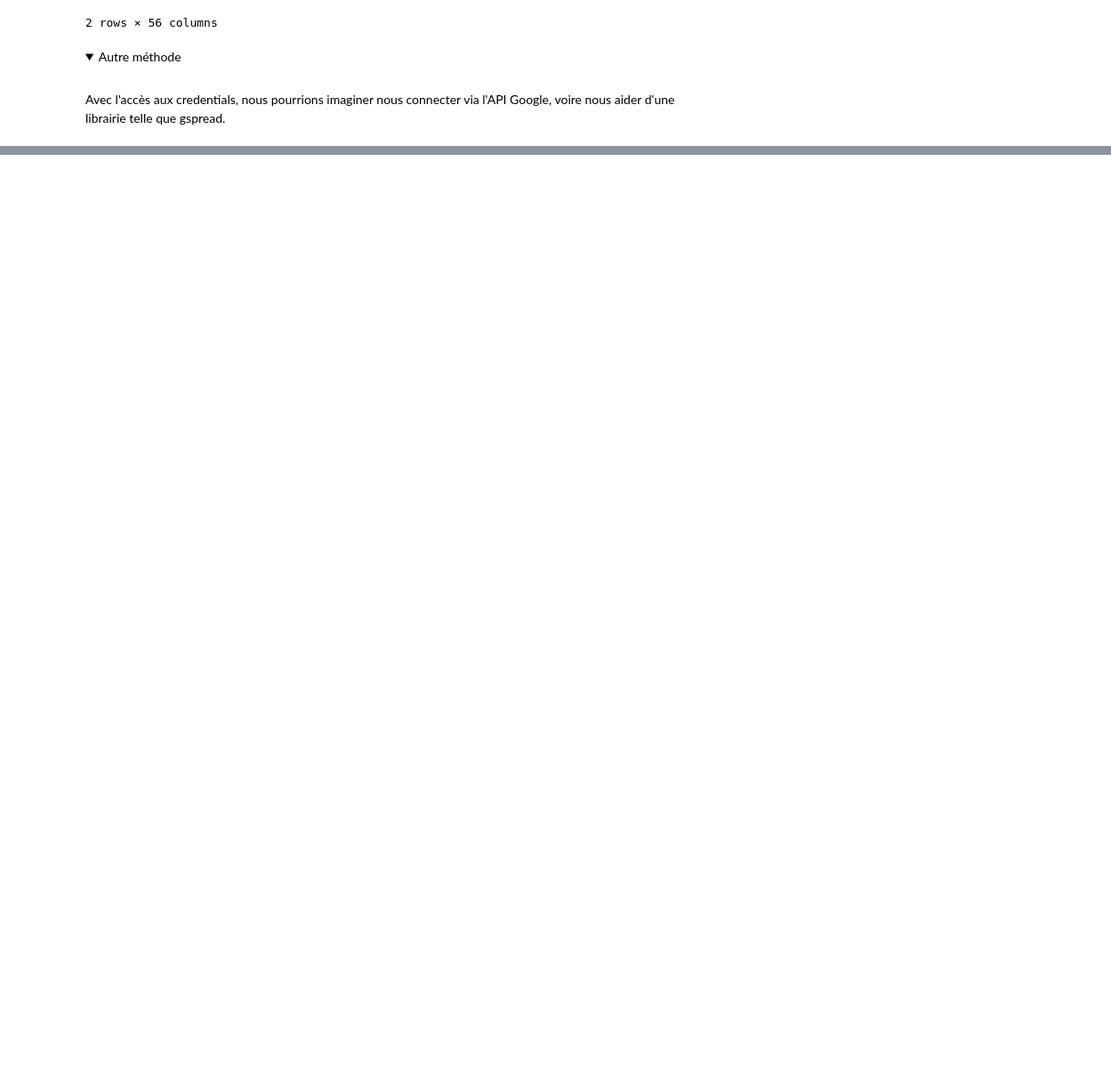
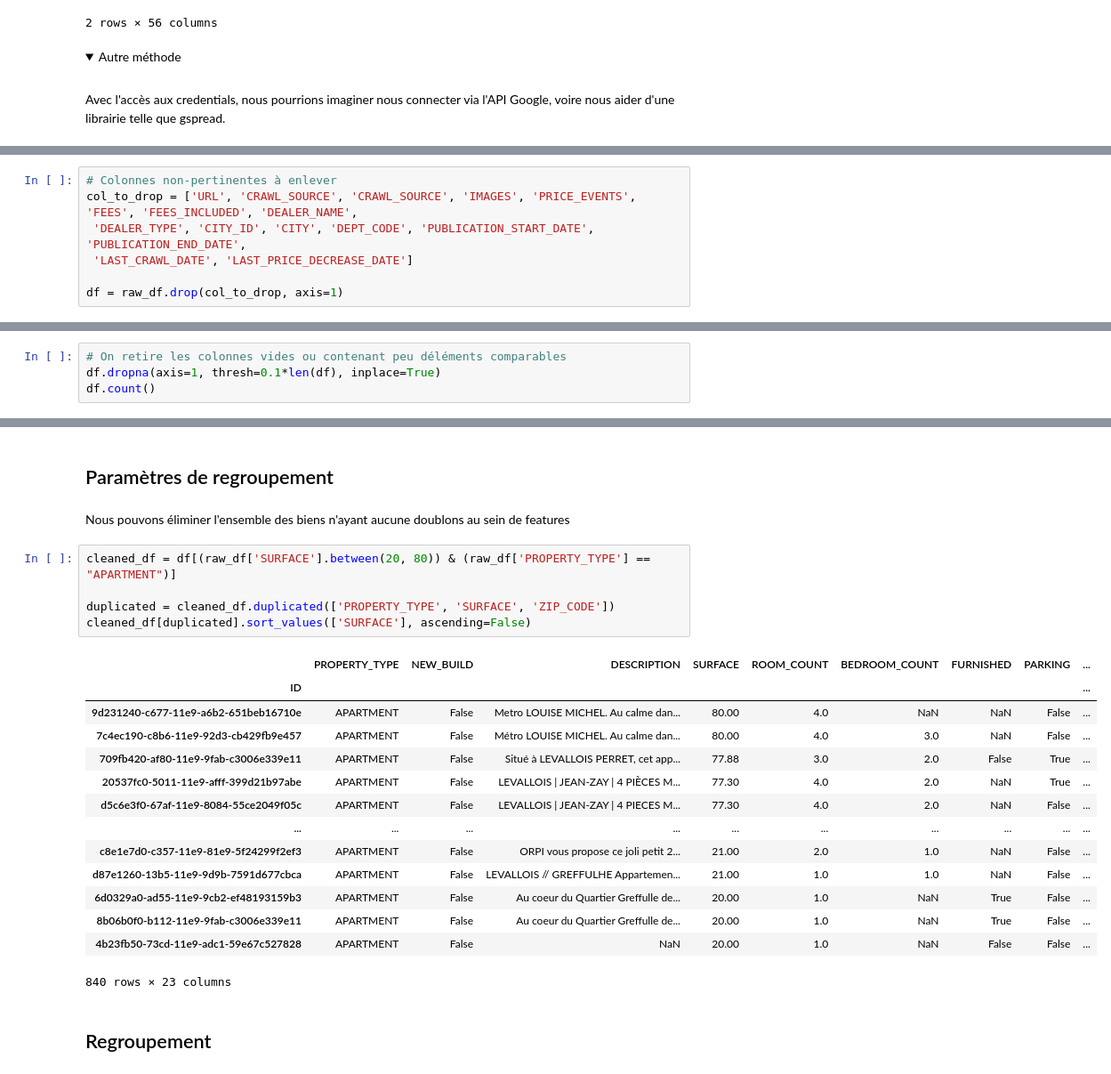
Before and after one commit to Aurel-Allard/yanport-interview, a Jupyter notebook: yanport_interview.ipynb, the cells around one changed output, grey strips where cells are left out. Shown: that part at 89% size. Saved outputs shown, nothing was run; the diff lists cells and outputs as text; folded sections open; blank space fills up the shorter version.

```diff
--- a/yanport_interview.ipynb
+++ b/yanport_interview.ipynb
@@ -74,0 +83,7 @@ raw_df.describe()
+# %%
+# Colonnes non-pertinentes à enlever
+col_to_drop = ['URL', 'CRAWL_SOURCE', 'CRAWL_SOURCE', 'IMAGES', 'PRICE_EVENTS', 'FEES', 'FEES_INCLUDED', 'DEALER_NAME',
+ 'DEALER_TYPE', 'CITY_ID', 'CITY', 'DEPT_CODE', 'PUBLICATION_START_DATE', 'PUBLICATION_END_DATE',
+ 'LAST_CRAWL_DATE', 'LAST_PRICE_DECREASE_DATE']
+
+df = raw_df.drop(col_to_drop, axis=1)
@@ -74,0 +92,4 @@ raw_df.describe()
+# %%
+# On retire les colonnes vides ou contenant peu déléments comparables
+df.dropna(axis=1, thresh=0.1*len(df), inplace=True)
+df.count()
@@ -74,0 +114,26 @@ raw_df.describe()
+# %% [markdown]
+## Paramètres de regroupement
+# %% [markdown]
+Nous pouvons éliminer l'ensemble des biens n'ayant aucune doublons au sein de features
+# %%
+cleaned_df = df[(raw_df['SURFACE'].between(20, 80)) & (raw_df['PROPERTY_TYPE'] == "APARTMENT")]
+
+duplicated = cleaned_df.duplicated(['PROPERTY_TYPE', 'SURFACE', 'ZIP_CODE'])
+cleaned_df[duplicated].sort_values(['SURFACE'], ascending=False)
+# %% [output]
+|  | PROPERTY_TYPE | NEW_BUILD | DESCRIPTION | SURFACE | ROOM_COUNT | BEDROOM_COUNT | FURNISHED | PARKING | ... |
+| ID |  |  |  |  |  |  |  |  | ... |
+| 9d231240-c677-11e9-a6b2-651beb16710e | APARTMENT | False | Metro LOUISE MICHEL. Au calme dan... | 80.00 | 4.0 | NaN | NaN | False | ... |
+| 7c4ec190-c8b6-11e9-92d3-cb429fb9e457 | APARTMENT | False | Métro LOUISE MICHEL. Au calme dan... | 80.00 | 4.0 | 3.0 | NaN | False | ... |
+| 709fb420-af80-11e9-9fab-c3006e339e11 | APARTMENT | False | Situé à LEVALLOIS PERRET, cet app... | 77.88 | 3.0 | 2.0 | False | True | ... |
+| 20537fc0-5011-11e9-afff-399d21b97abe | APARTMENT | False | LEVALLOIS | JEAN-ZAY | 4 PIÈCES M... | 77.30 | 4.0 | 2.0 | NaN | True | ... |
+| d5c6e3f0-67af-11e9-8084-55ce2049f05c | APARTMENT | False | LEVALLOIS | JEAN-ZAY | 4 PIECES M... | 77.30 | 4.0 | 2.0 | NaN | False | ... |
+| ... | ... | ... | ... | ... | ... | ... | ... | ... | ... |
+| c8e1e7d0-c357-11e9-81e9-5f24299f2ef3 | APARTMENT | False | ORPI vous propose ce joli petit 2... | 21.00 | 2.0 | 1.0 | NaN | False | ... |
+| d87e1260-13b5-11e9-9d9b-7591d677cbca | APARTMENT | False | LEVALLOIS // GREFFULHE Appartemen... | 21.00 | 1.0 | 1.0 | NaN | False | ... |
+| 6d0329a0-ad55-11e9-9cb2-ef48193159b3 | APARTMENT | False | Au coeur du Quartier Greffulle de... | 20.00 | 1.0 | NaN | True | False | ... |
+| 8b06b0f0-b112-11e9-9fab-c3006e339e11 | APARTMENT | False | Au coeur du Quartier Greffulle de... | 20.00 | 1.0 | NaN | True | False | ... |
+| 4b23fb50-73cd-11e9-adc1-59e67c527828 | APARTMENT | False | NaN | 20.00 | 1.0 | NaN | False | False | ... |
+840 rows × 23 columns
+# %% [markdown]
+## Regroupement
```
Also changed, not shown: parts of 18 cells of this notebook.
